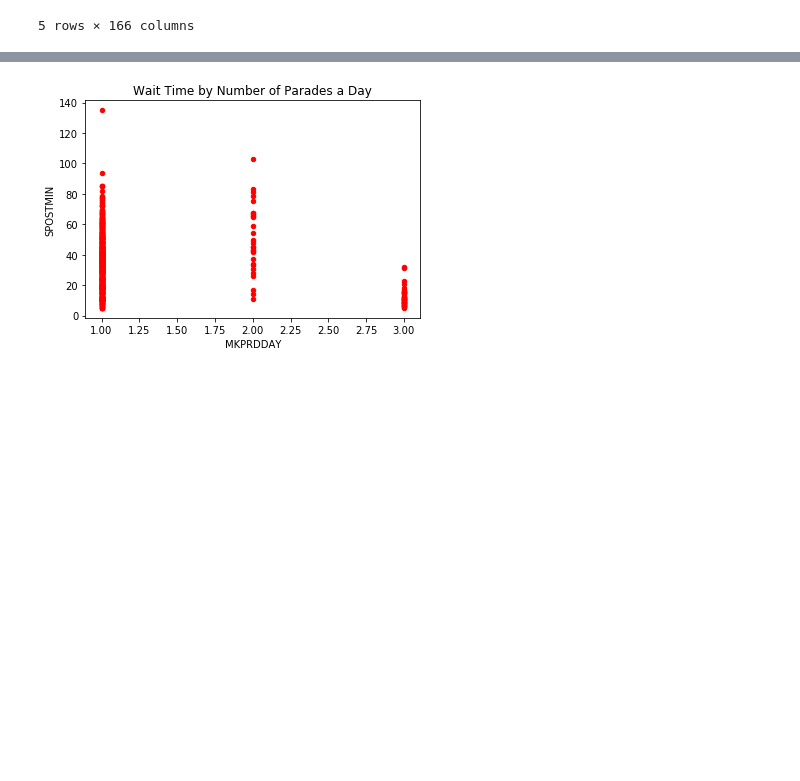
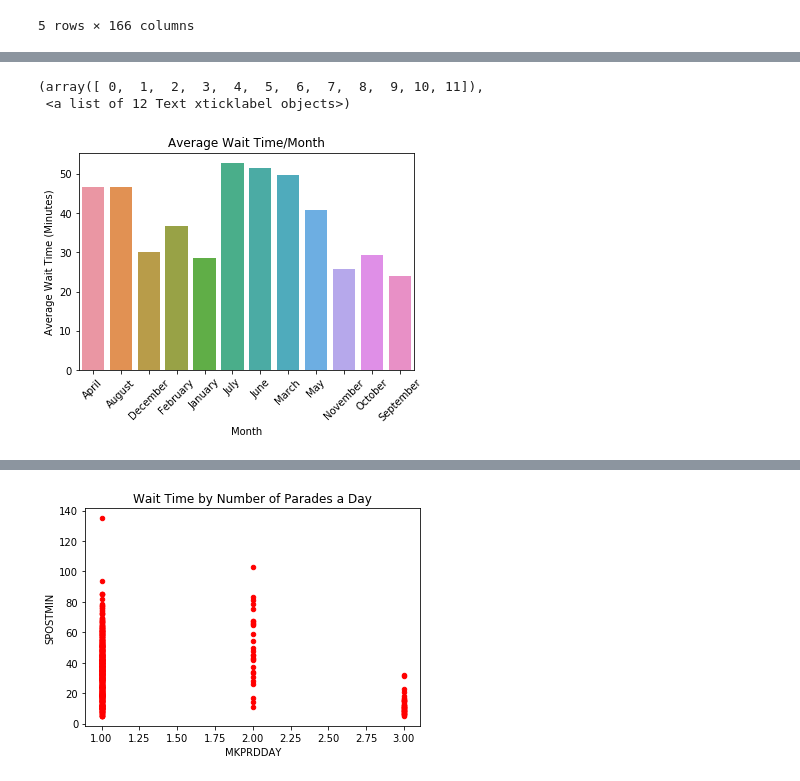
Before and after one commit to daviding11/Splash-Mountain-Wait-Time-Analysis, a Jupyter notebook: DataWrangling-Copy1-LW.ipynb, the cells around one changed output, grey strips where cells are left out. Drawn from its saved outputs; the diff is of its cells as text; code cells hidden in the pictures; blank space fills up the shorter version.

```diff
--- a/DataWrangling-Copy1-LW.ipynb
+++ b/DataWrangling-Copy1-LW.ipynb
@@ -173,0 +242,5 @@ dream.head()
+# %%
+#aggregate parades by month
+month_splash = meta_splash2.groupby(['MONTH'])['SPOSTMIN'].mean()
+month_splash = month_splash.reset_index()
+month_splash
@@ -174,3 +261,12 @@ dream.head()
+# %%
+#Average wait time by month
+ax = sns.barplot(x="MONTH", y = "SPOSTMIN", data = month_splash)
+ax.set(xlabel = 'Month', ylabel = 'Average Wait Time (Minutes)', title = 'Average Wait Time/Month')
+plt.xticks(rotation=45)
+# %% [output]
+(array([ 0,  1,  2,  3,  4,  5,  6,  7,  8,  9, 10, 11]),
+ <a list of 12 Text xticklabel objects>)
+[figure, added]
 # %%
 #See how wait times differ the hours before, during, and after a parade
 #avg wait times for splash mountain by hours 1st day parade begins
```
Also changed, not shown: parts of 13 cells of this notebook, 1 other file.
